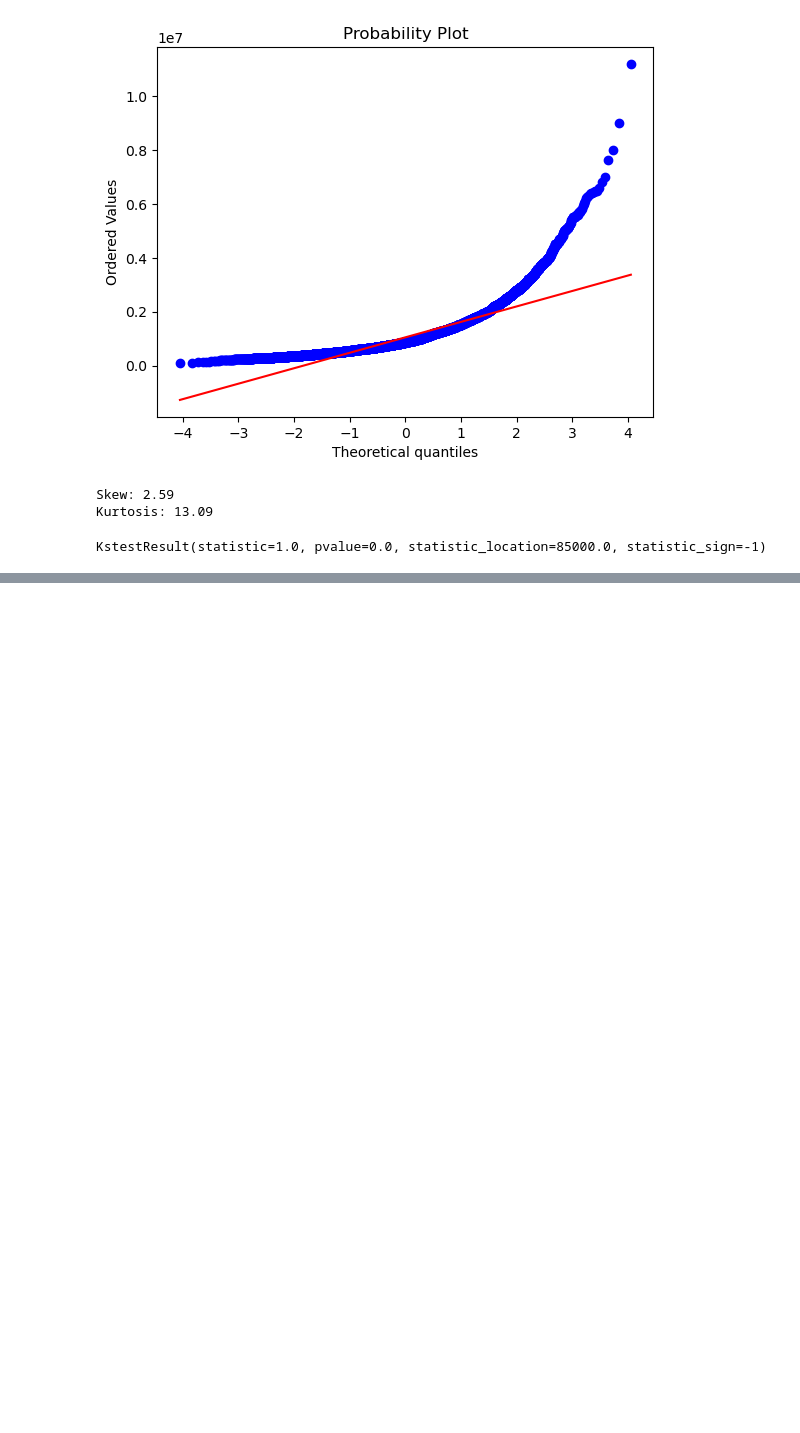
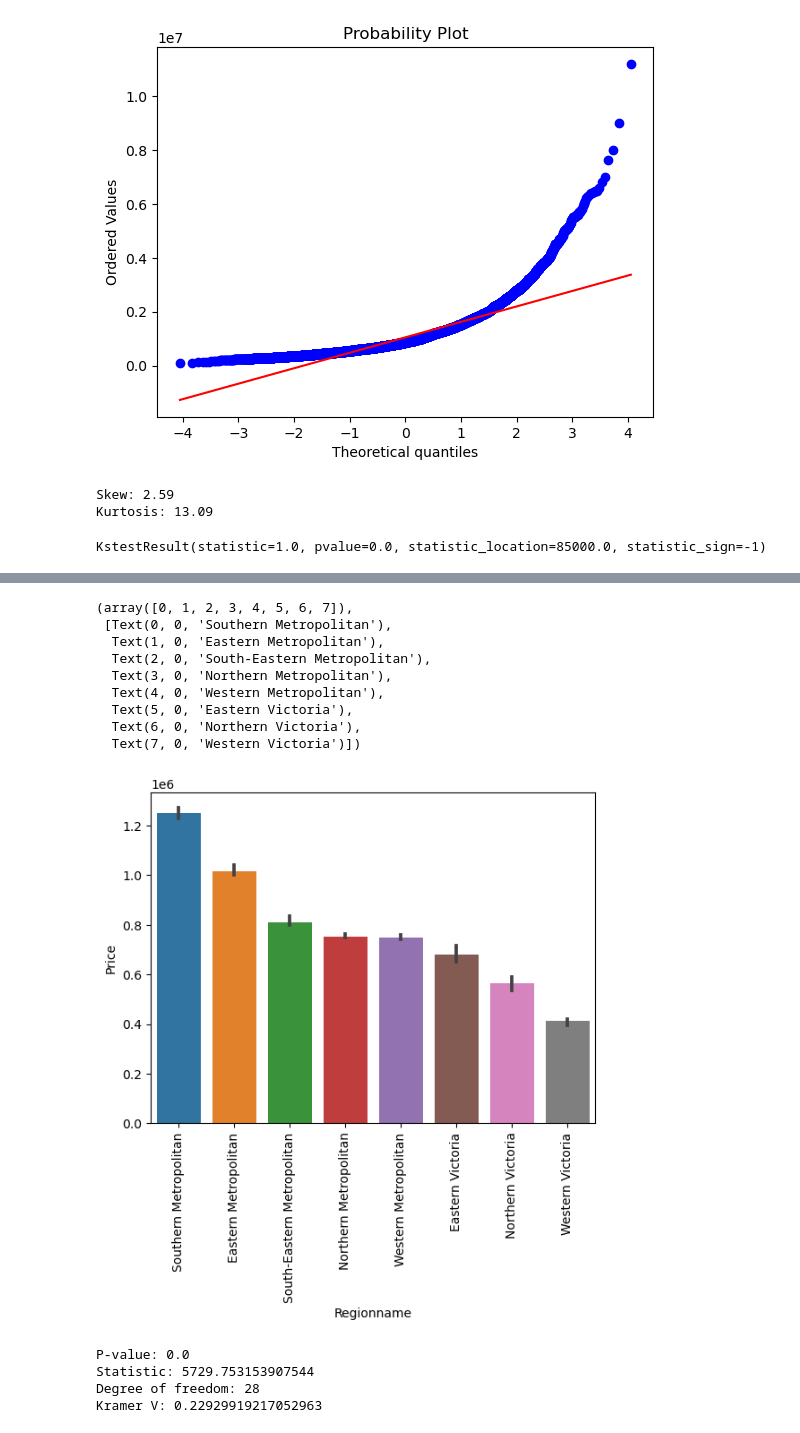
Before and after one commit to Frussen/ironhack_lab, a Jupyter notebook: Week 5 - MidTerm/eda_assessment/housing_dataset_eda.ipynb, the cells around one changed output, grey strips where cells are left out. Cells and saved outputs as stored; diff of their text form; code cells hidden in the pictures; blank space fills up the shorter version.

```diff
--- a/Week 5 - MidTerm/eda_assessment/housing_dataset_eda.ipynb
+++ b/Week 5 - MidTerm/eda_assessment/housing_dataset_eda.ipynb
@@ -201,0 +245,44 @@ KstestResult(statistic=1.0, pvalue=0.0, statistic_location=85000.0, statistic_si
+# %%
+# 13. What is the region with the highest/lowest median price?
+
+order = df.groupby('Regionname')[['Price']].median().sort_values(['Price'], ascending=False).index
+
+sns.barplot(x='Regionname', y='Price', data=df, estimator=np.median, order=order)
+plt.xticks(rotation=90)
+
+# Result: Most expensive: Southern Metropolitan, Cheapest: Western Victoria
+# %% [output]
+(array([0, 1, 2, 3, 4, 5, 6, 7]),
+ [Text(0, 0, 'Southern Metropolitan'),
+  Text(1, 0, 'Eastern Metropolitan'),
+  Text(2, 0, 'South-Eastern Metropolitan'),
+  Text(3, 0, 'Northern Metropolitan'),
+  Text(4, 0, 'Western Metropolitan'),
+  Text(5, 0, 'Eastern Victoria'),
+  Text(6, 0, 'Northern Victoria'),
+  Text(7, 0, 'Western Victoria')])
+[figure, added]
+# %%
+# 14. Association between regions and price of properties (Chi Squared and Kramer V)
+
+#df.dropna(subset='Regionname', inplace=True) # Tentative to get a non null p-value
+df['Price_binned'] = pd.qcut(df['Price'], 5)
+contingency_table = pd.crosstab(df['Regionname'], df['Price_binned'])
+res = stats.chi2_contingency(contingency_table)
+res.statistic
+res.dof
+print("P-value:", res.pvalue,"\nStatistic:", res.statistic, "\nDegree of freedom:", res.dof)
+
+min_categories = min(contingency_table.shape[0], contingency_table.shape[1])
+n = contingency_table.sum().sum()
+V = np.sqrt(res.statistic / (n * (min_categories - 1)))
+print("Kramer V:", V)
+
+#crosstab
+
+# Result: Yes, there is a significant relationship between the region (Regionname) and the price of properties, and the relationship is medium
+# %% [output]
+P-value: 0.0
+Statistic: 5729.753153907544
+Degree of freedom: 28
+Kramer V: 0.22929919217052963
```
Also changed, not shown: parts of 5 cells of this notebook, 3 other files.
